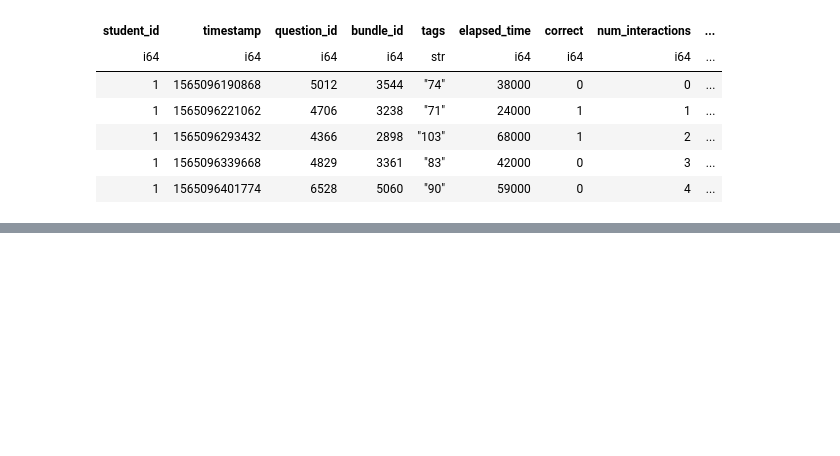
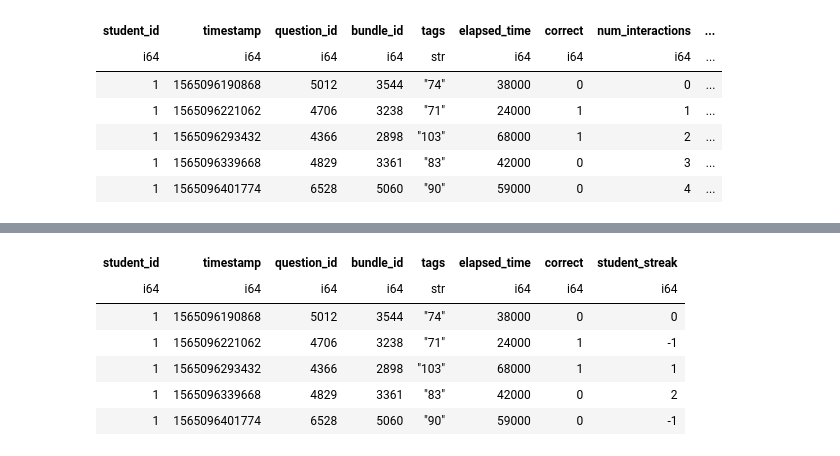
Before and after one commit to bbelandr/MachineLearningProject, a Jupyter notebook: feature_eng.ipynb, the cells around one changed output, grey strips where cells are left out. Drawn from its saved outputs; the diff is of its cells as text; code cells hidden in the pictures; blank space fills up the shorter version.

Commit message:
Added student_streak

```diff
--- a/feature_eng.ipynb
+++ b/feature_eng.ipynb
@@ -469,0 +473,79 @@ shape: (5, 11)
+# %%
+import os
+import polars as pl # Using polars instead of pandas for speed. >9 million lines in 784k csv files.
+
+# Calculate student_streak and student_ben_score
+
+
+# student_streak is a measurement correct or incorrect answers in a row.
+# Positive values represent correct answers in a row while negative values
+# represent wrong answers in a row; for example, if a student correctly
+# answers 3 questions in a row, their student_streak gets incremented by 3.
+# Then, if they miss a question, their streak gets reset to 0 and then
+# decremented by one, leaving a student_streak of -1.
+
+def calculate_streak(df):
+    """Calculate student streak using Polars vectorized operations for memory efficiency"""
+    print("Sorting data by student_id and timestamp...")
+    df = df.sort(['student_id', 'timestamp'])
+
+    print("Detecting student changes...")
+    # Detect when student ID changes or correctness changes
+    df = df.with_columns(
+        pl.when(pl.col('student_id') != pl.col('student_id').shift(1))
+        .then(1)
+        .when(pl.col('correct') != pl.col('correct').shift(1))
+        .then(1)
+        .otherwise(0)
+        .alias('streak_changed')
+    )
+
+    print("Creating groups for streaks...")
+    # Create groups for each streak (same student, same correctness)
+    df = df.with_columns(
+        pl.col('streak_changed').cum_sum().alias('streak_group_id')
+    )
+
+    print("Computing streaks...")
+    # First compute streak INCLUDING current question within each group
+    print("Computing streaks...")
+    # Step 1: compute full streak including current question
+    df = df.with_columns(
+        pl.when(pl.col('correct') == 1)
+        .then(pl.col('correct').cum_sum().over('streak_group_id'))
+        .otherwise(-pl.arange(1, pl.len() + 1).over('streak_group_id'))
+        .alias('_full_streak')
+    )
+
+    # Step 2: lag by 1 within each student so we only look at past answers
+    df = df.with_columns(
+        pl.col('_full_streak')
+        .shift(1)
+        .over('student_id')
+        .fill_null(0)
+        .alias('student_streak')
+)
+
+    print("Cleaning up temporary columns...")
+    # Drop temporary columns
+    df = df.drop(['streak_changed', 'streak_group_id', '_full_streak'])
+
+    return df
+
+
+# UNCOMMENT STUFF AS NEEDED, MY COMPUTER DIDN'T HAVE ENOUGH RAM TO DO BOTH AT THE SAME TIME
+
+# We split our data into 2 separate sets in the prep_data file
+# print("Loading training data...")
+train_df = pl.read_parquet(rf".\Data\train_data.parquet")
+print("Loading validation data...")
+val_df = pl.read_parquet(rf".\Data\val_data.parquet")
+
+# print("\nCalculating streak for training data...")
+train_df = calculate_streak(train_df)
+print("\nCalculating streak for validation data...")
+val_df = calculate_streak(val_df)
+
+print("\nTraining data sample:")
+train_df.head()
+# %% [output]
@@ -469,0 +570,7 @@ shape: (5, 11)
+| student_id | timestamp | question_id | bundle_id | tags | elapsed_time | correct | student_streak |
+| i64 | i64 | i64 | i64 | str | i64 | i64 | i64 |
+| 1 | 1565096190868 | 5012 | 3544 | "74" | 38000 | 0 | 0 |
+| 1 | 1565096221062 | 4706 | 3238 | "71" | 24000 | 1 | -1 |
+| 1 | 1565096293432 | 4366 | 2898 | "103" | 68000 | 1 | 1 |
+| 1 | 1565096339668 | 4829 | 3361 | "83" | 42000 | 0 | 2 |
+| 1 | 1565096401774 | 6528 | 5060 | "90" | 59000 | 0 | -1 |
```
Also changed, not shown: parts of 4 cells of this notebook.
